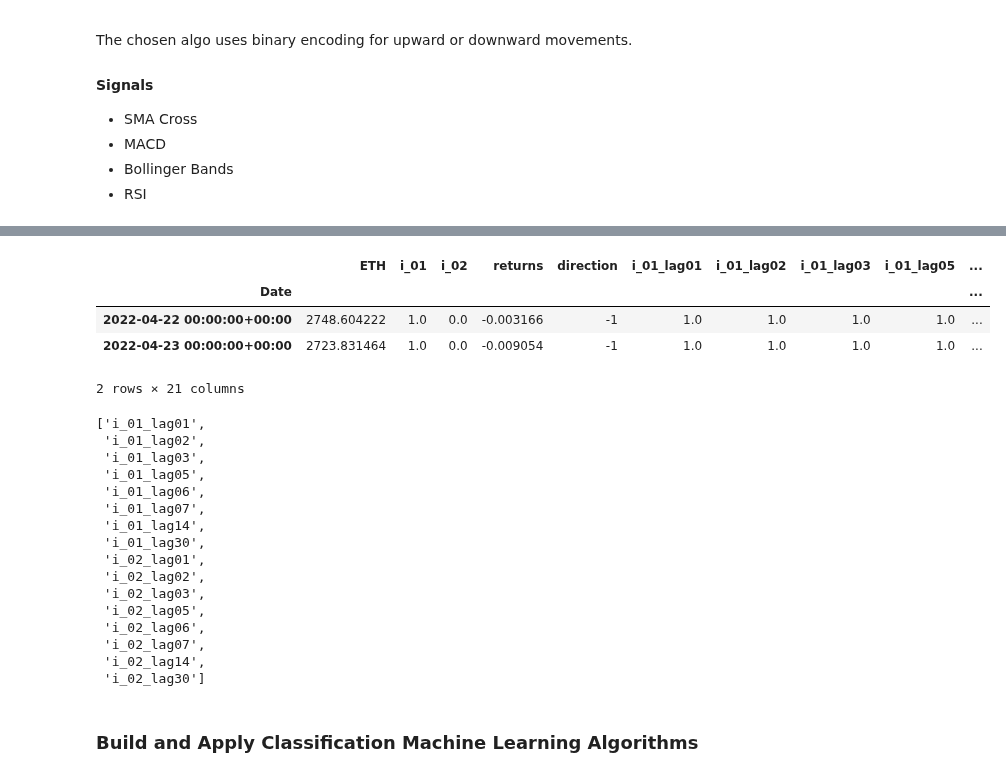
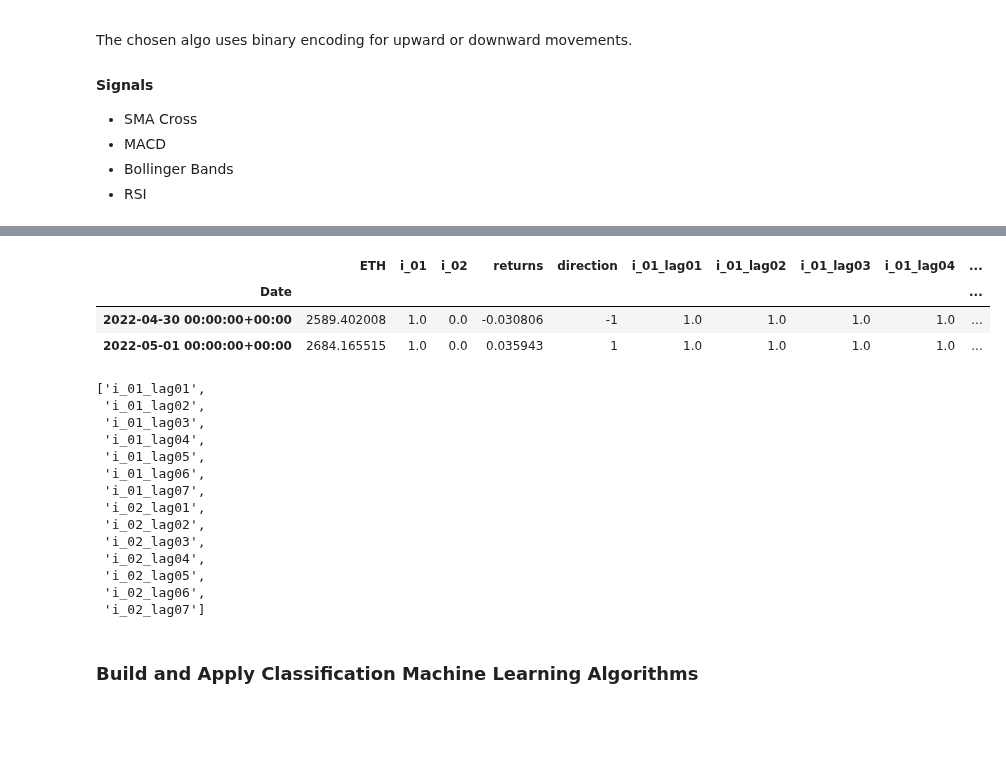
Before and after one commit to giocaizzi/surfingcrypto, a Jupyter notebook: notebooks/algotrading.ipynb, the cells around one changed output, grey strips where cells are left out. Saved outputs shown, nothing was run; the diff lists cells and outputs as text; code cells hidden in the pictures; blank space fills up the shorter version.

```diff
--- a/notebooks/algotrading.ipynb
+++ b/notebooks/algotrading.ipynb
@@ -186,52 +189,49 @@ stock.tail(2)
 # %%
 
 
 # define the number of lags
-lags = [1,2,3,5,6,7,14,30]
+lags = [1,2,3,4,5,6,7]
 
 # compute lagged log returns
 cols = []
 for key in indicatori:
     for lag in lags:
         col = f"{key}_lag{str(lag).zfill(2)}"
         stock[col] = stock[key].shift(lag)
         cols.append(col)
 
 stock.dropna(inplace=True)
 import re
 # set columns
 cols_bin = []
 for col in stock.columns:
     if col[:2]=="i_":
         if re.match(r"(i_[0-9]{2})_(lag[0-9]{2})", col):
             cols_bin.append(col)
 
 stock.tail(2)
 # %% [output]
-|  | ETH | i_01 | i_02 | returns | direction | i_01_lag01 | i_01_lag02 | i_01_lag03 | i_01_lag05 | ... |
+|  | ETH | i_01 | i_02 | returns | direction | i_01_lag01 | i_01_lag02 | i_01_lag03 | i_01_lag04 | ... |
 | Date |  |  |  |  |  |  |  |  |  | ... |
-| 2022-04-22 00:00:00+00:00 | 2748.604222 | 1.0 | 0.0 | -0.003166 | -1 | 1.0 | 1.0 | 1.0 | 1.0 | ... |
-| 2022-04-23 00:00:00+00:00 | 2723.831464 | 1.0 | 0.0 | -0.009054 | -1 | 1.0 | 1.0 | 1.0 | 1.0 | ... |
+| 2022-04-30 00:00:00+00:00 | 2589.402008 | 1.0 | 0.0 | -0.030806 | -1 | 1.0 | 1.0 | 1.0 | 1.0 | ... |
+| 2022-05-01 00:00:00+00:00 | 2684.165515 | 1.0 | 0.0 | 0.035943 | 1 | 1.0 | 1.0 | 1.0 | 1.0 | ... |
-2 rows × 21 columns
 # %%
 cols_bin
 # %% [output]
 ['i_01_lag01',
  'i_01_lag02',
  'i_01_lag03',
+ 'i_01_lag04',
  'i_01_lag05',
  'i_01_lag06',
  'i_01_lag07',
- 'i_01_lag14',
- 'i_01_lag30',
  'i_02_lag01',
  'i_02_lag02',
  'i_02_lag03',
+ 'i_02_lag04',
  'i_02_lag05',
  'i_02_lag06',
- 'i_02_lag07',
- 'i_02_lag14',
- 'i_02_lag30']
+ 'i_02_lag07']
 # %% [markdown]
 ### Build and Apply Classification Machine Learning Algorithms
 # %% [markdown]
```
Also changed, not shown: parts of 13 cells of this notebook.
